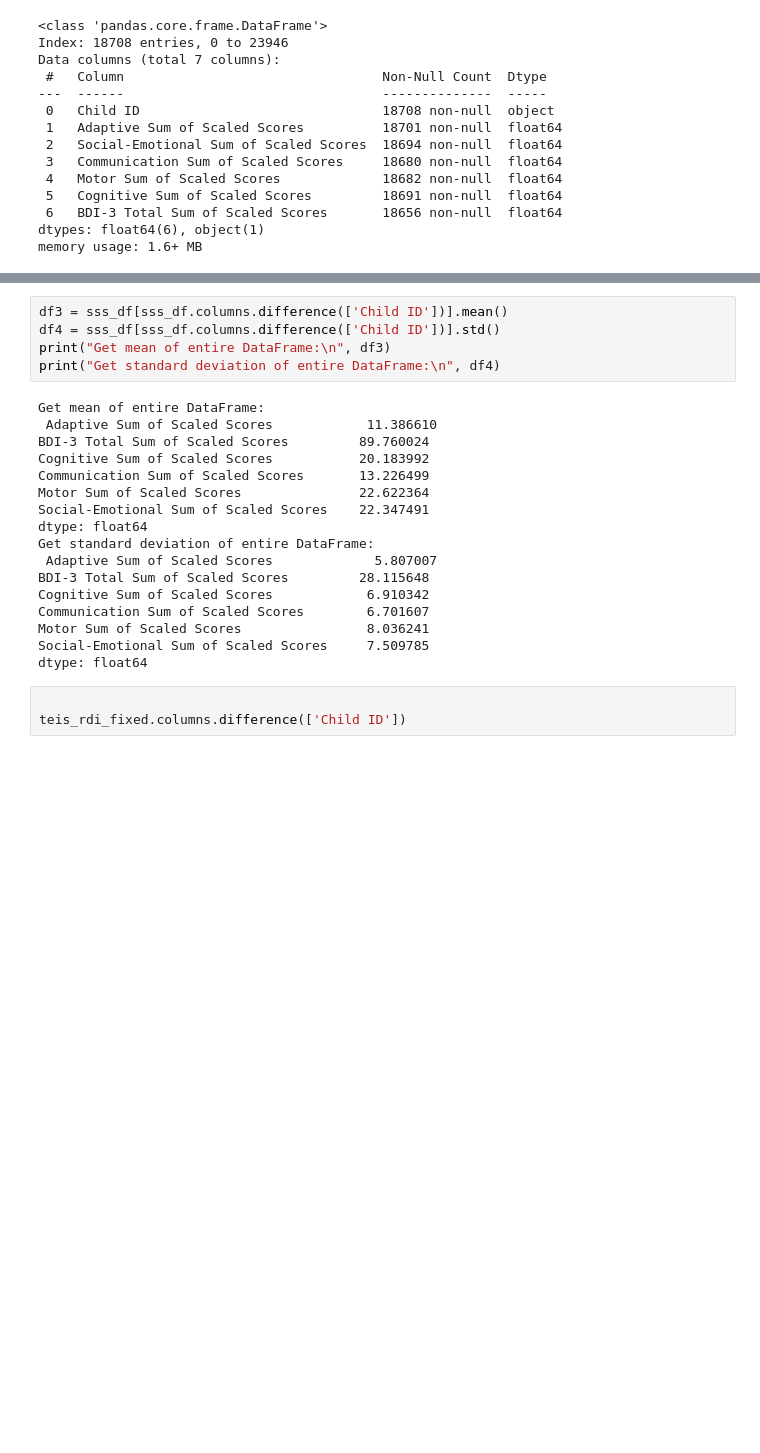
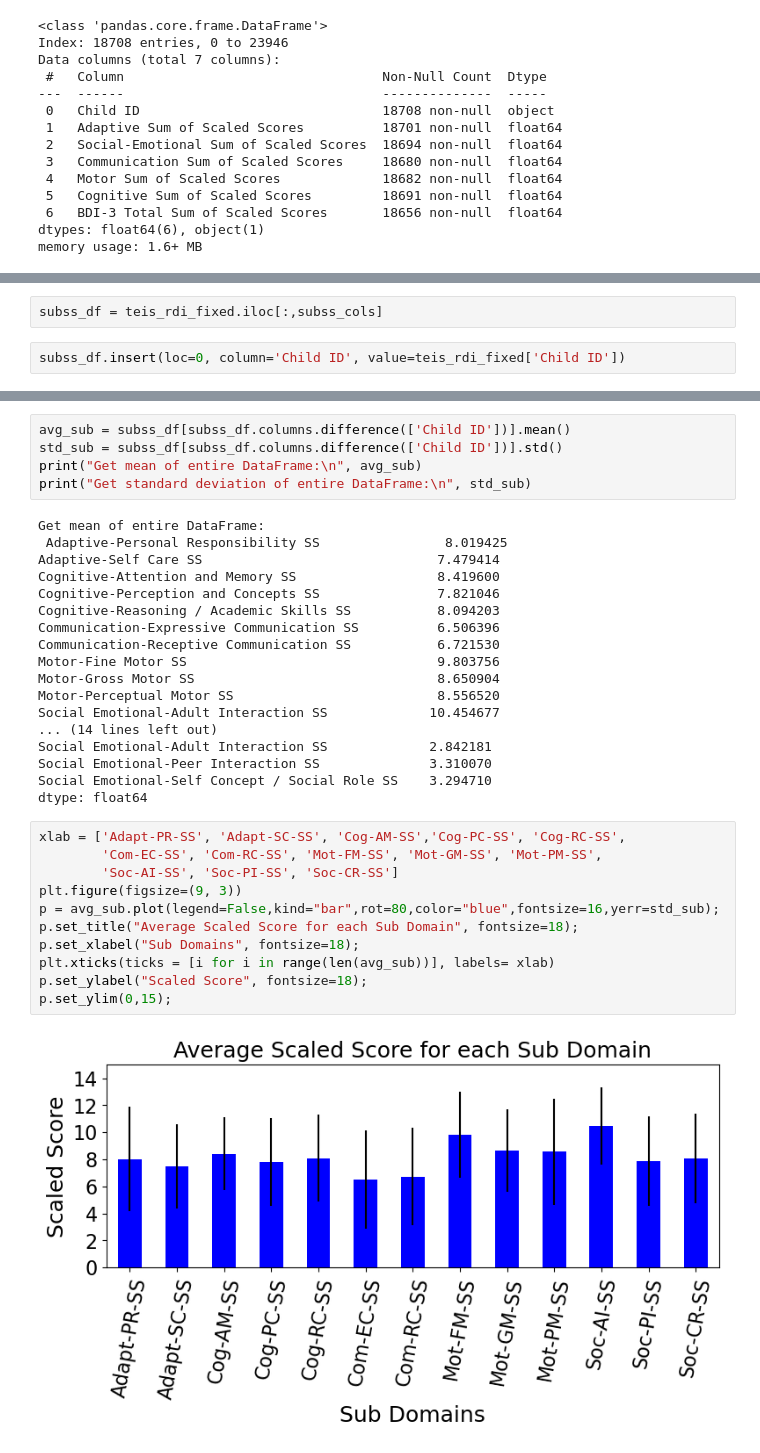
Before and after one commit to NSS-Data-Analytics-Cohort-10/teis-pugrammers, a Jupyter notebook: notebooks/teis_prelim.ipynb, the cells around one changed output, grey strips where cells are left out. Cells and saved outputs as stored; diff of their text form; blank space fills up the shorter version.

```diff
--- a/notebooks/teis_prelim.ipynb
+++ b/notebooks/teis_prelim.ipynb
@@ -378,0 +431,4 @@ memory usage: 1.6+ MB
+# %%
+subss_df = teis_rdi_fixed.iloc[:,subss_cols]
+# %%
+subss_df.insert(loc=0, column='Child ID', value=teis_rdi_fixed['Child ID'])
@@ -379,25 +455,36 @@ memory usage: 1.6+ MB
 # %%
-df3 = sss_df[sss_df.columns.difference(['Child ID'])].mean()
-df4 = sss_df[sss_df.columns.difference(['Child ID'])].std()
-print("Get mean of entire DataFrame:\n", df3)
-print("Get standard deviation of entire DataFrame:\n", df4)
+avg_sub = subss_df[subss_df.columns.difference(['Child ID'])].mean()
+std_sub = subss_df[subss_df.columns.difference(['Child ID'])].std()
+print("Get mean of entire DataFrame:\n", avg_sub)
+print("Get standard deviation of entire DataFrame:\n", std_sub)
 # %% [output]
 Get mean of entire DataFrame:
- Adaptive Sum of Scaled Scores            11.386610
-BDI-3 Total Sum of Scaled Scores         89.760024
-Cognitive Sum of Scaled Scores           20.183992
-Communication Sum of Scaled Scores       13.226499
-Motor Sum of Scaled Scores               22.622364
-Social-Emotional Sum of Scaled Scores    22.347491
+ Adaptive-Personal Responsibility SS                8.019425
+Adaptive-Self Care SS                              7.479414
+Cognitive-Attention and Memory SS                  8.419600
+Cognitive-Perception and Concepts SS               7.821046
+Cognitive-Reasoning / Academic Skills SS           8.094203
+Communication-Expressive Communication SS          6.506396
+Communication-Receptive Communication SS           6.721530
+Motor-Fine Motor SS                                9.803756
+Motor-Gross Motor SS                               8.650904
+Motor-Perceptual Motor SS                          8.556520
+Social Emotional-Adult Interaction SS             10.454677
+... (14 lines left out)
+Social Emotional-Adult Interaction SS             2.842181
+Social Emotional-Peer Interaction SS              3.310070
+Social Emotional-Self Concept / Social Role SS    3.294710
 dtype: float64
-Get standard deviation of entire DataFrame:
- Adaptive Sum of Scaled Scores             5.807007
-BDI-3 Total Sum of Scaled Scores         28.115648
-Cognitive Sum of Scaled Scores            6.910342
-Communication Sum of Scaled Scores        6.701607
-Motor Sum of Scaled Scores                8.036241
-Social-Emotional Sum of Scaled Scores     7.509785
-dtype: float64
-# %%
-
-teis_rdi_fixed.columns.difference(['Child ID'])
+# %%
+xlab = ['Adapt-PR-SS', 'Adapt-SC-SS', 'Cog-AM-SS','Cog-PC-SS', 'Cog-RC-SS',
+        'Com-EC-SS', 'Com-RC-SS', 'Mot-FM-SS', 'Mot-GM-SS', 'Mot-PM-SS',
+        'Soc-AI-SS', 'Soc-PI-SS', 'Soc-CR-SS']
+plt.figure(figsize=(9, 3))
+p = avg_sub.plot(legend=False,kind="bar",rot=80,color="blue",fontsize=16,yerr=std_sub);
+p.set_title("Average Scaled Score for each Sub Domain", fontsize=18);
+p.set_xlabel("Sub Domains", fontsize=18);
+plt.xticks(ticks = [i for i in range(len(avg_sub))], labels= xlab)
+p.set_ylabel("Scaled Score", fontsize=18);
+p.set_ylim(0,15);
+# %% [output]
+[figure, added]
```
Also changed, not shown: parts of 5 cells of this notebook.
